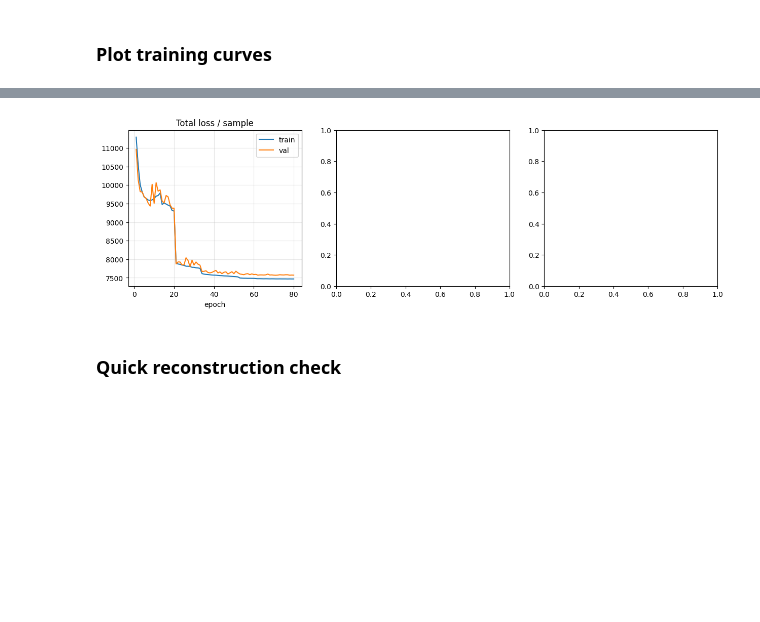
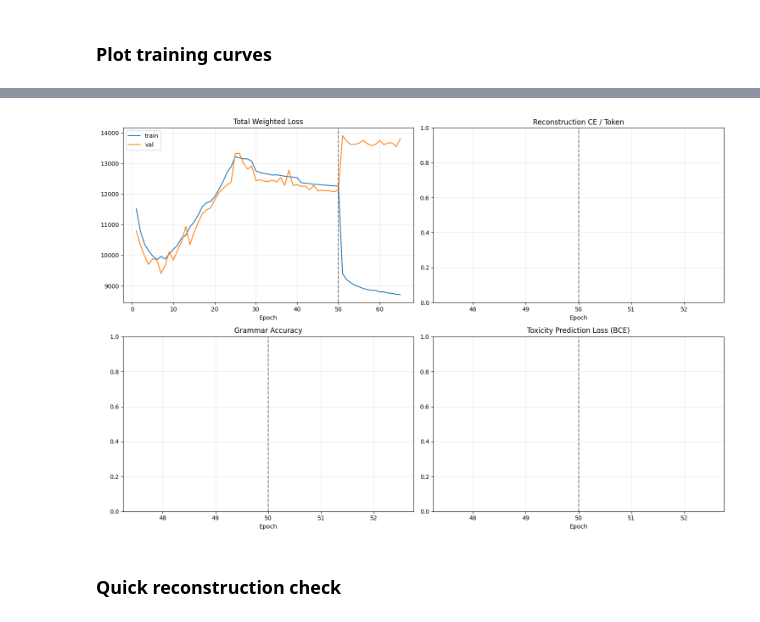
Before and after one commit to iamthomaspruyn/AI-for-Toxicology, a Jupyter notebook: Pretrained_VAE_EndtoEnd_attempt.ipynb, the cells around one changed output, grey strips where cells are left out. Drawn from its saved outputs; the diff is of its cells as text; code cells hidden in the pictures; blank space fills up the shorter version.

Commit message:
Updated with recent model training iterations; attempting to train end-to-end.

```diff
--- a/Pretrained_VAE_EndtoEnd_attempt.ipynb
+++ b/Pretrained_VAE_EndtoEnd_attempt.ipynb
@@ -262,13 +272,15 @@ PAD = "<PAD>"
 UNK = "<UNK>"
 EOS = "<EOS>"
 
-
 def tokenize_selfies(s: str) -> list[str]:
     return list(sf.split_selfies(s))
 
+# We combine both training sets to build a comprehensive vocabulary
+all_training_selfies = pre_train_selfies + ft_train_selfies
+train_tokens = [tokenize_selfies(s) for s in all_training_selfies]
 
-train_tokens = [tokenize_selfies(s) for s in train_selfies]
 vocab_tokens = sorted({tok for seq in train_tokens for tok in seq})
+
 ALL_TOKENS = [PAD, UNK, EOS] + vocab_tokens
 TOKEN_TO_IDX = {tok: i for i, tok in enumerate(ALL_TOKENS)}
 IDX_TO_TOKEN = {i: tok for tok, i in TOKEN_TO_IDX.items()}
@@ -542,8 +556,8 @@ def run_epoch(model, loader, optimizer=None, epoch=1, pretrain_mode=True):
 
         # 1. Compute Base VAE Losses
         recon_loss = F.cross_entropy(logits.view(-1, logits.size(-1)), x.view(-1), ignore_index=PAD_IDX, reduction='sum')
-        kl_loss = -0.5 * torch.sum(1 + logvar - mu.pow(2) - logvar.exp())
-        kl_loss = torch.clamp(kl_loss, min=FREE_BITS_NATS * mu.size(0)) # Vectorized free bits
+        kl_loss = -0.5 * (1 + logvar - mu.pow(2) - logvar.exp())
+        kl_loss = torch.clamp(kl_loss, min=FREE_BITS_NATS).sum()
 
         # 2. Compute Prediction Loss (Only if not in Pretrain Mode)
         bce_loss = torch.tensor(0.0, device=device)
@@ -676,6 +690,10 @@ def _save_training_checkpoints(
 def train_model(
     train_x: np.ndarray,
     val_x: np.ndarray,
+    y_train: np.ndarray | None = None,   # Added
+    mask_train: np.ndarray | None = None, # Added
+    y_val: np.ndarray | None = None,      # Added
+    mask_val: np.ndarray | None = None,    # Added
     *,
     model: nn.Module | None = None,
     optimizer=None,
@@ -692,6 +710,7 @@ def train_model(
     best_epoch: int | None = None,
     best_val_token_acc: float | None = None,
     epochs_no_improve: int = 0,
+    pretrain_mode: bool = True, # Added this to pass to run_epoch
 ):
     if model is None:
         model = VAEWithPredictor(VOCAB_SIZE, SEQ_LEN).to(device)
@@ -763,8 +782,8 @@ def train_model(
 
     for ep in range(start_epoch + 1, max_epochs + 1):
         beta = kl_beta(ep)
-        train_metrics = run_epoch(model, train_loader, optimizer=optimizer, epoch=ep)
-        val_metrics = evaluate(model, val_x, y_val, mask_val, ep)
+        train_metrics = run_epoch(model, train_loader, optimizer=optimizer, epoch=ep, pretrain_mode=pretrain_mode)
+        val_metrics = evaluate(model, val_x, y_val, mask_val, ep) # evaluate already uses run_epoch internally
 
         scheduler.step(val_metrics["total"])
         current_lr = float(optimizer.param_groups[0]["lr"])
@@ -1033,29 +1069,51 @@ FileNotFoundError: [Errno 2] No such file or directory: 'artifacts\\full_pretrai
 # %% [markdown]
 ### Plot training curves
 # %%
-fig, axes = plt.subplots(1, 3, figsize=(15, 4))
+import matplotlib.pyplot as plt
+import numpy as np
 
-epochs = np.arange(1, len(history["train_total"]) + 1)
+# 1. Helper to safely get history length
+# Use 'train_total' as the anchor since it should always exist if training ran
+all_keys = history.keys()
+max_len = len(history["train_total"]) if "train_total" in history else 0
+epochs = np.arange(1, max_len + 1)
 
-axes[0].plot(epochs, history["train_total"], label="train")
-axes[0].plot(epochs, history["val_total"], label="val")
-axes[0].set_title("Total loss / sample")
-axes[0].set_xlabel("epoch")
-axes[0].grid(True, alpha=0.3)
-axes[0].legend()
+if max_len == 0:
+    print("Error: History is empty. Check if your train_model function is returning data.")
+else:
+    fig, axes = plt.subplots(2, 2, figsize=(15, 10))
+    axes = axes.flatten()
 
-axes[1].plot(epochs, history["train_recon_per_token"], label="train")
-axes[1].plot(epochs, history["val_recon_per_token"], label="val")
-axes[1].set_title("Reconstruction CE / token")
-axes[1].set_xlabel("epoch")
-axes[1].grid(True, alpha=0.3)
+    # Define the metrics we want to plot
+    # Format: (Key in history, Title, Axis Index)
+    metrics_to_plot = [
+        ("train_total", "val_total", "Total Weighted Loss", 0),
+        ("train_recon_per_token", "val_recon_per_token", "Reconstruction CE / Token", 1),
+        ("train_token_acc", "val_token_acc", "Grammar Accuracy", 2),
+        ("train_bce", "val_bce", "Toxicity Prediction Loss (BCE)", 3)
+    ]
 
-axes[2].plot(epochs, history["train_token_acc"], label="train")
-axes[2].plot(epochs, history["val_token_acc"], label="val")
-axes[2].set_title("Token accuracy")
-axes[2].set_xlabel("epoch")
-axes[2].grid(True, alpha=0.3)
+    for train_key, val_key, title, ax_idx in metrics_to_plot:
+        ax = axes[ax_idx]
 
-plt.tight_layout()
-plt.show()
+        # Check if the keys exist and have data
+        train_data = history.get(train_key, [])
+        val_data = history.get(val_key, [])
+
+        if len(train_data) == max_len:
+            ax.plot(epochs, train_data, label="train")
+        if len(val_data) == max_len:
+            ax.plot(epochs, val_data, label="val")
+
+        ax.set_title(title)
+        ax.set_xlabel("Epoch")
+        ax.grid(True, alpha=0.3)
+        if ax_idx == 0: ax.legend()
+
+        # Add the Phase 2 divider
+        if max_len > PHASE1_EPOCHS:
+            ax.axvline(x=PHASE1_EPOCHS, color='black', linestyle='--', alpha=0.5)
+
+    plt.tight_layout()
+    plt.show()
 # %% [output]
@@ -1063,4 +1120,4 @@ ValueError: x and y must have same first dimension, but have shapes (80,) and (0
-[figure, old version]
+[figure, new version]
 # %% [markdown]
 ### Quick reconstruction check
 # %%
```
Also changed, not shown: parts of 8 cells of this notebook.
